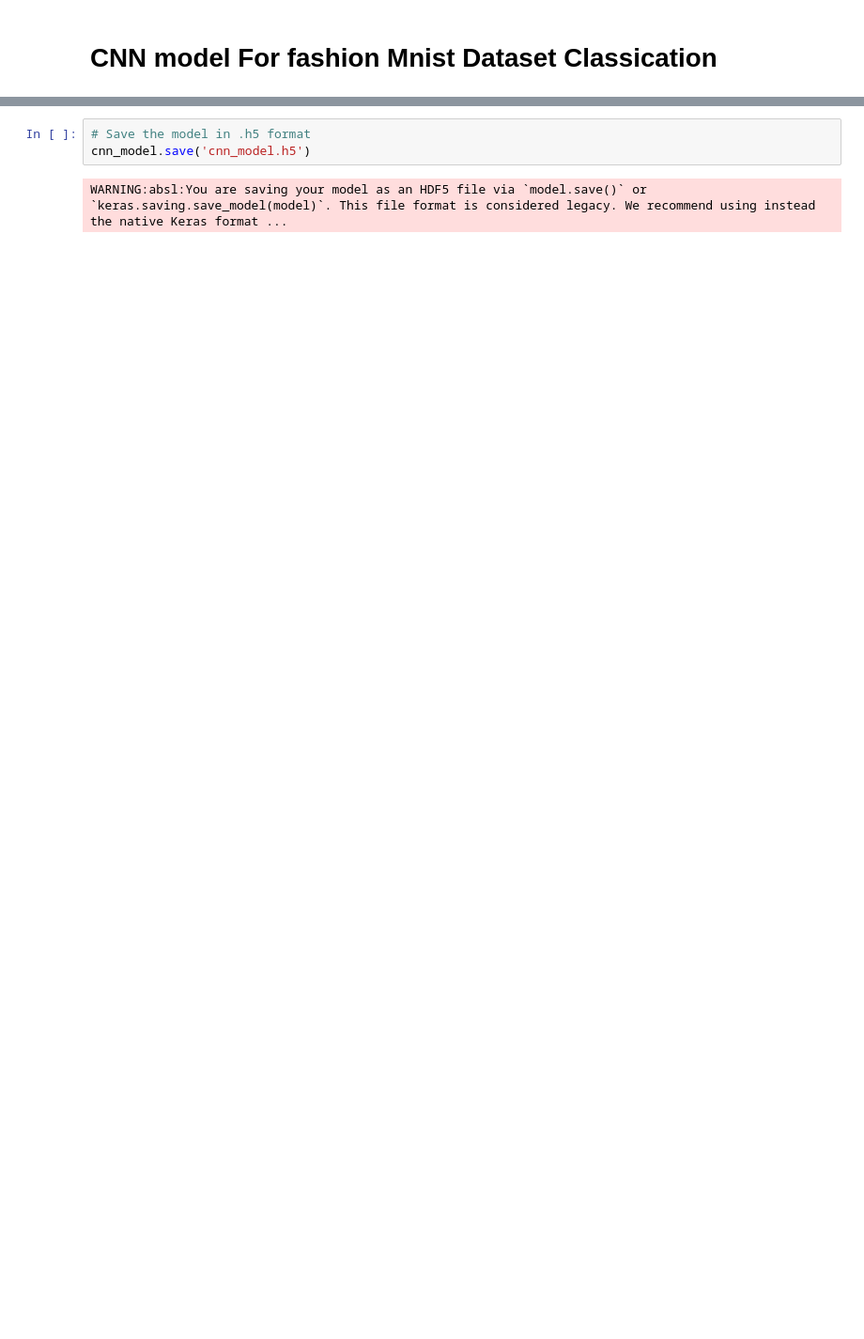
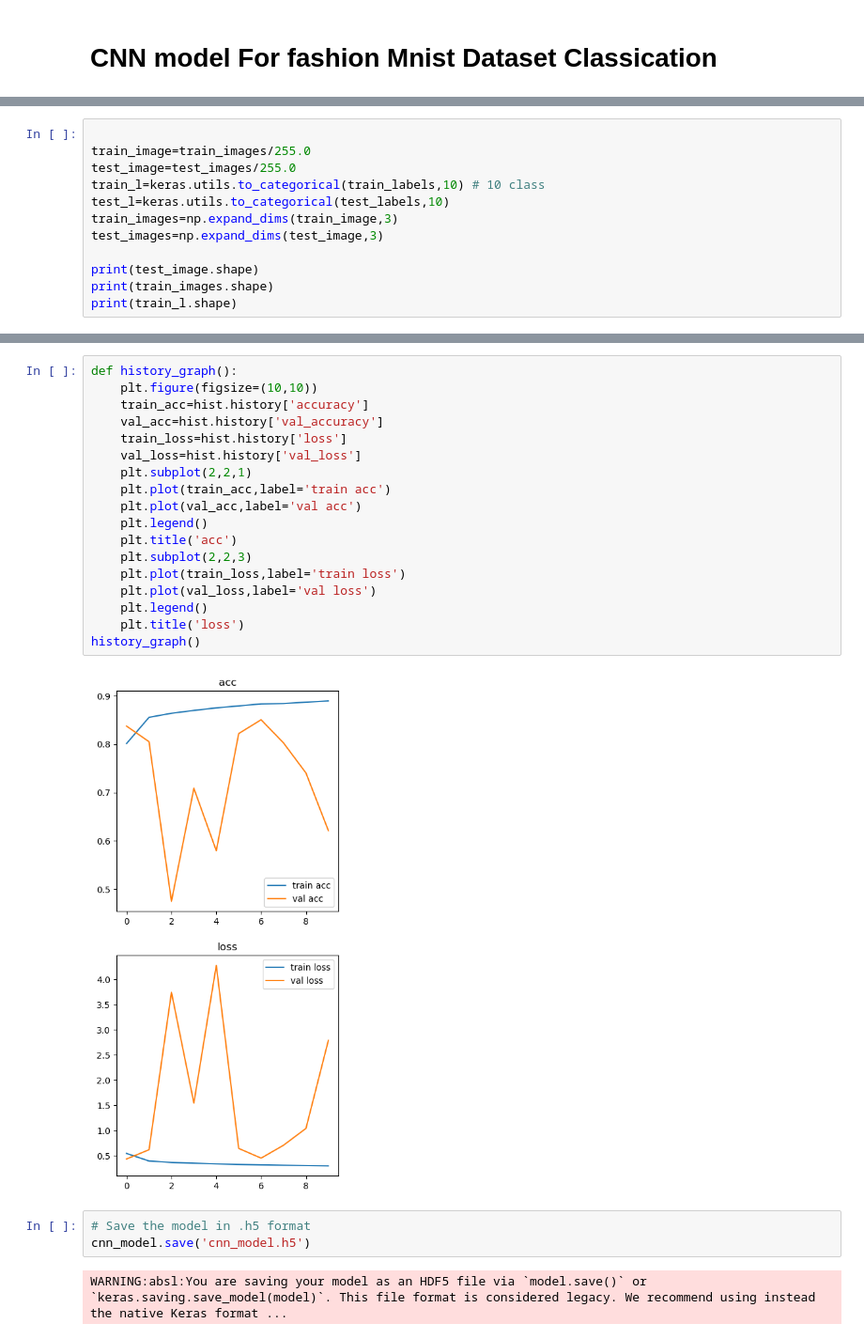
Before and after one commit to Hunterdii/AI-Nexus, a Jupyter notebook: StyleScan/CNN Model.ipynb, the cells around one changed output, grey strips where cells are left out. Shown at 94% size. Cells and saved outputs as stored; diff of their text form; blank space fills up the shorter version.

```diff
--- a/StyleScan/CNN Model.ipynb
+++ b/StyleScan/CNN Model.ipynb
@@ -36,0 +18,12 @@ augmented_train_images = data_augmentation(train_images)
+# %%
+
+train_image=train_images/255.0
+test_image=test_images/255.0
+train_l=keras.utils.to_categorical(train_labels,10) # 10 class
+test_l=keras.utils.to_categorical(test_labels,10)
+train_images=np.expand_dims(train_image,3)
+test_images=np.expand_dims(test_image,3)
+
+print(test_image.shape)
+print(train_images.shape)
+print(train_l.shape)
@@ -85,3 +105,23 @@ Test accuracy: 0.82
+# %%
+def history_graph():
+    plt.figure(figsize=(10,10))
+    train_acc=hist.history['accuracy']
+    val_acc=hist.history['val_accuracy']
+    train_loss=hist.history['loss']
+    val_loss=hist.history['val_loss']
+    plt.subplot(2,2,1)
+    plt.plot(train_acc,label='train acc')
+    plt.plot(val_acc,label='val acc')
+    plt.legend()
+    plt.title('acc')
+    plt.subplot(2,2,3)
+    plt.plot(train_loss,label='train loss')
+    plt.plot(val_loss,label='val loss')
+    plt.legend()
+    plt.title('loss')
+history_graph()
+# %% [output]
+[figure, added]
 # %%
 # Save the model in .h5 format
 cnn_model.save('cnn_model.h5')
```
Also changed, not shown: parts of 14 cells of this notebook, 15 other files.
